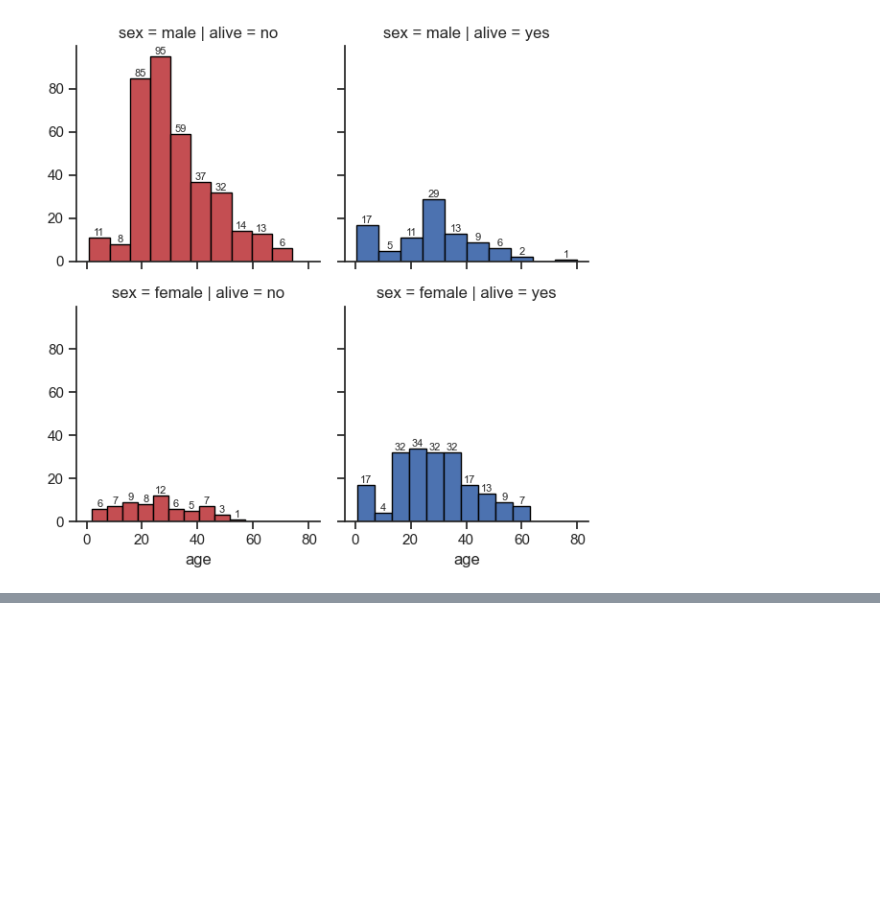
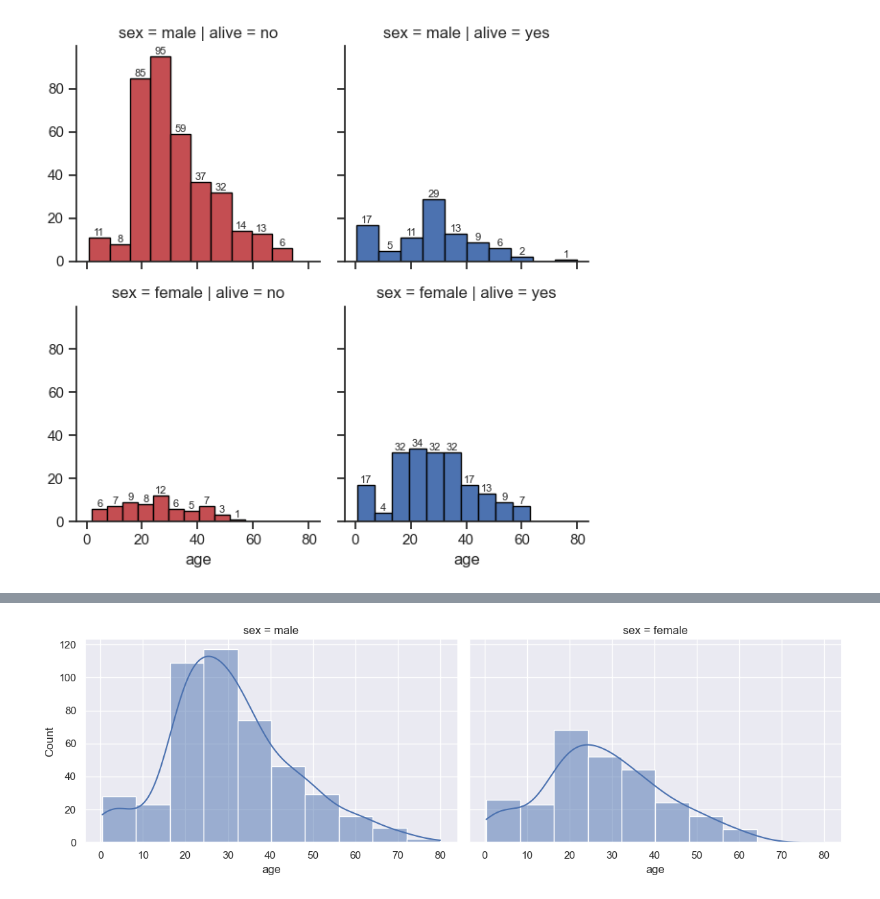
Before and after one commit to rakeshtparayil/Matplotlib-Seaborn, a Jupyter notebook: matplotlib&seaborn.ipynb, the cells around one changed output, grey strips where cells are left out. Cells and saved outputs as stored; diff of their text form; code cells hidden in the pictures; blank space fills up the shorter version.

```diff
--- a/matplotlib&seaborn.ipynb
+++ b/matplotlib&seaborn.ipynb
@@ -129,0 +178,9 @@ plt.show()
+# %%
+# Example 5: Adjusted Styling and Aspect Ratio
+# Explanation
+# 	•	height=4: Adjusts the height of each facet.
+# 	•	aspect=1.5: Changes the aspect ratio of each plot (width/height).
+sns.displot(data=titanic, x="age", col="sex", kde=True, bins=10, height=4, aspect=1.5)
+plt.show()
+# %% [output]
+[figure, added]
```
Also changed, not shown: parts of 7 cells of this notebook.
